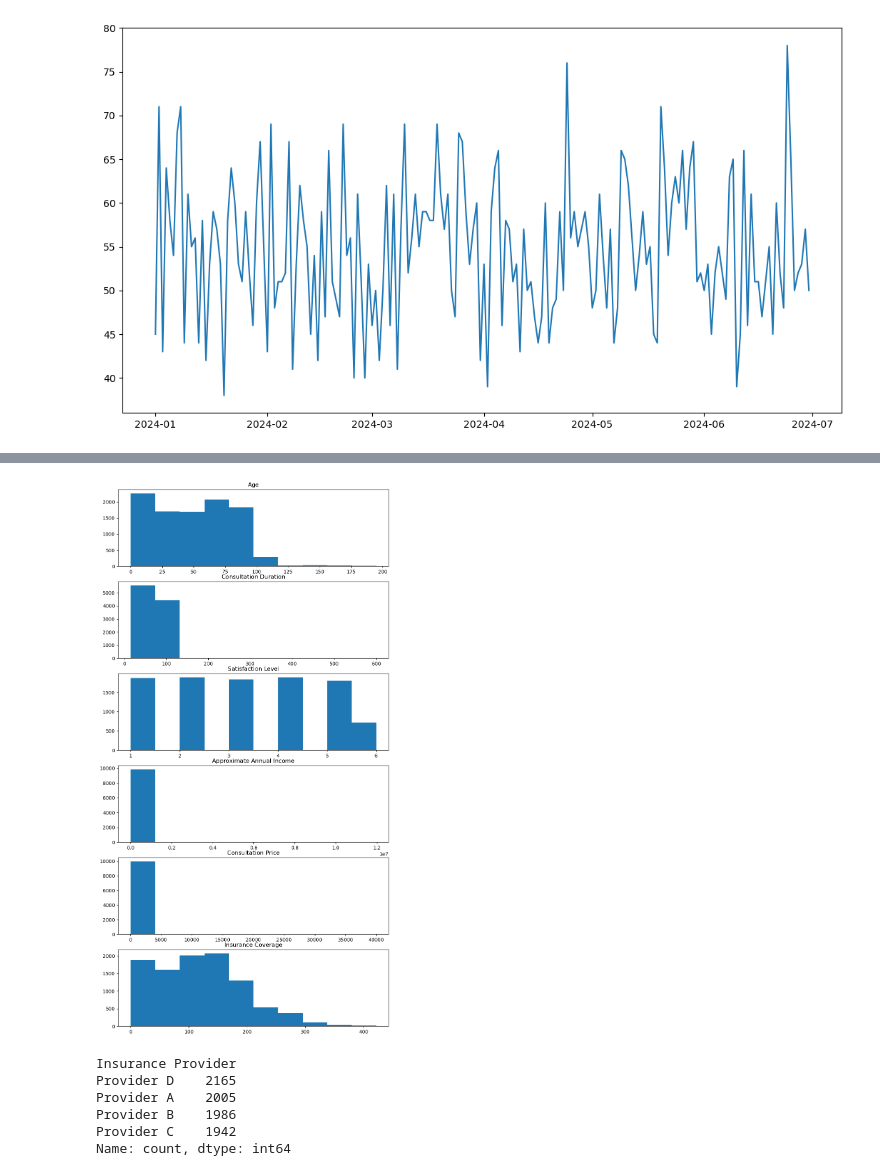
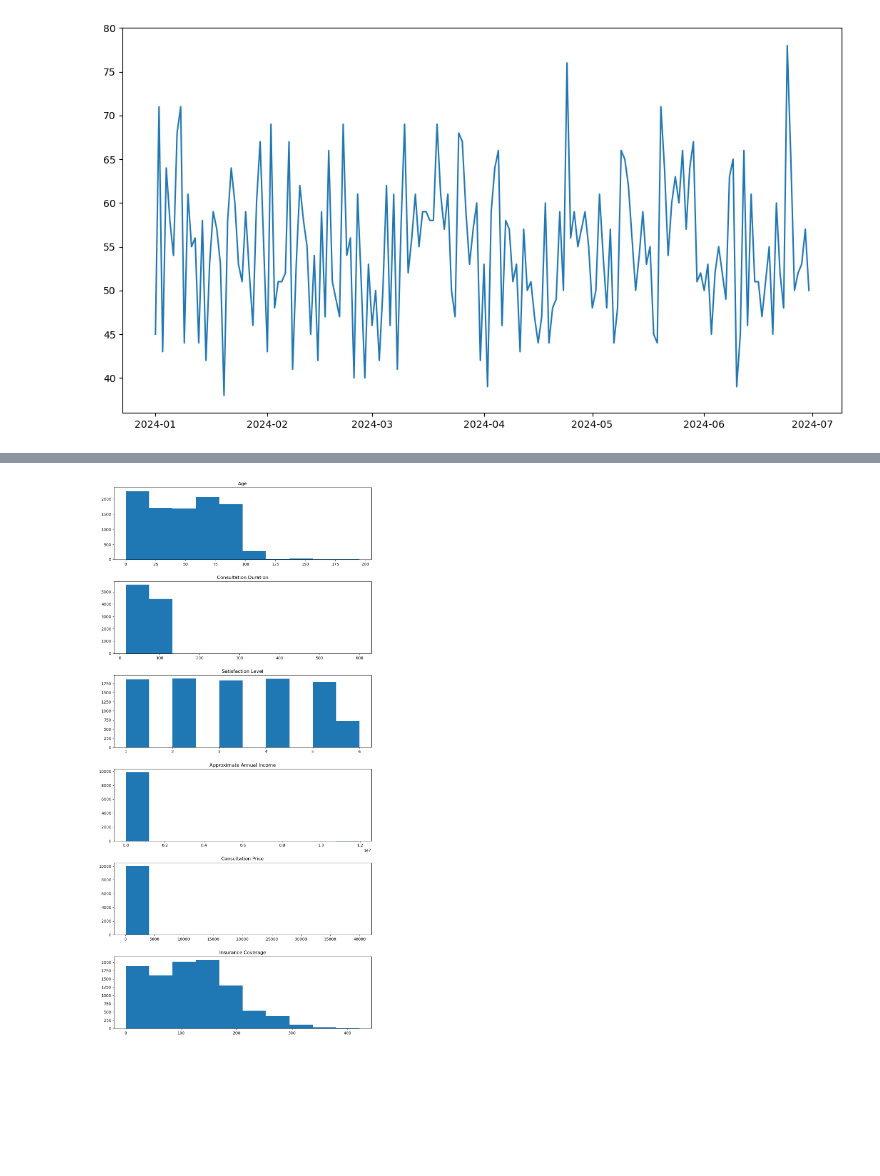
Before and after one commit to OdinMeng/data-preprocessing-2024, a Jupyter notebook: exploration.ipynb, the cells around one changed output, grey strips where cells are left out. Drawn from its saved outputs; the diff is of its cells as text; code cells hidden in the pictures; blank space fills up the shorter version.

```diff
--- a/exploration.ipynb
+++ b/exploration.ipynb
@@ -73,3 +73,14 @@ ax.plot(date_freq)
 # %% [output]
 [<matplotlib.lines.Line2D at 0x...>]
 [figure]
+# %%
+T  = df.select_dtypes(include=["O"]).columns.tolist()
+fig, axes = plt.subplots(len(T), 1, figsize=(10, 20))
+
+
+for i,column in enumerate(T):
+    p = df[column].value_counts()
+    axes[i].barh(p.index, p.values)
+    axes[i].set_title(column)
+
+fig.tight_layout()
@@ -76,19 +89,12 @@ ax.plot(date_freq)
 # %%
 T  = df.select_dtypes(exclude=["O", "datetime"]).columns.tolist()
 fig, axes = plt.subplots(len(T), 1, figsize=(10, 20))
 
 
 for i,column in enumerate(T):
     axes[i].hist(df[column])
     axes[i].set_title(column)
+
+fig.tight_layout()
 # %% [output]
-[figure, old version]
+[figure, new version]
-# %%
-df['Insurance Provider'].value_counts().astype()
-# %% [output]
-Insurance Provider
-Provider D    2165
-Provider A    2005
-Provider B    1986
-Provider C    1942
-Name: count, dtype: int64
```
Also changed, not shown: parts of 1 cell of this notebook, 6 other files.
